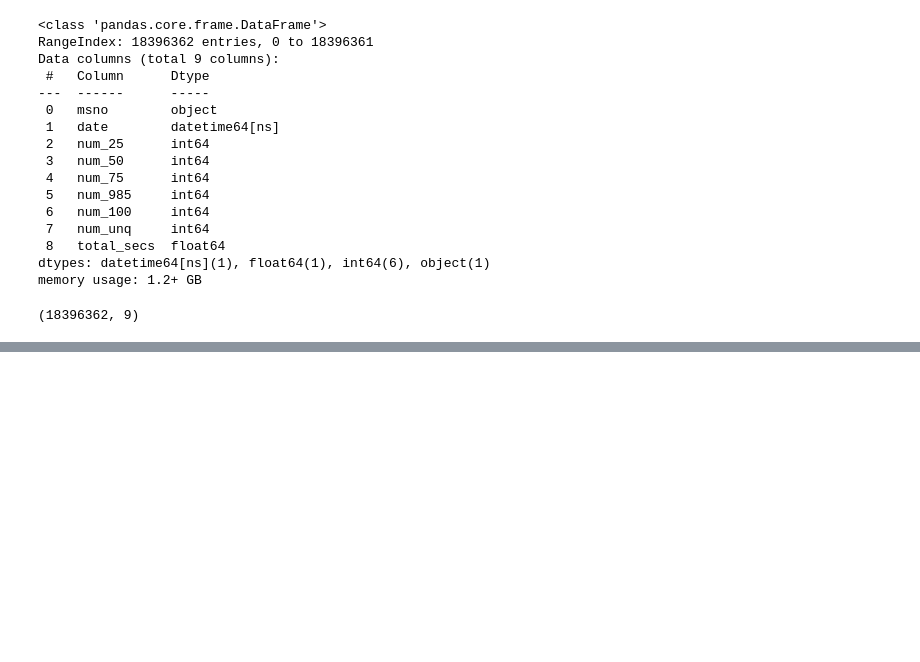
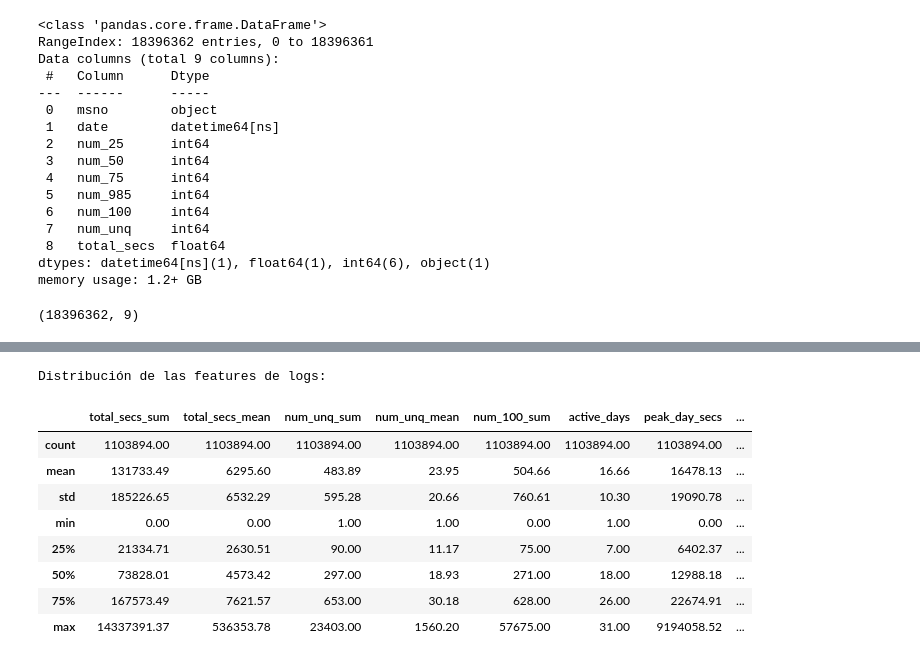
Before and after one commit to simon2432/kkbox-churn-prediction, a Jupyter notebook: notebooks/03_eda_user_logs.ipynb, the cells around one changed output, grey strips where cells are left out. Cells and saved outputs as stored; diff of their text form; code cells hidden in the pictures; blank space fills up the shorter version.

```diff
--- a/notebooks/03_eda_user_logs.ipynb
+++ b/notebooks/03_eda_user_logs.ipynb
@@ -56,0 +183,14 @@ logs.describe(include='all')
+# %%
+print("Distribución de las features de logs:")
+log_features.drop(columns=['msno', 'last_log_date', 'num_100_mean', 'total_songs_mean', 'activity_std']).describe().round(2)
+# %% [output]
+Distribución de las features de logs:
+|  | total_secs_sum | total_secs_mean | num_unq_sum | num_unq_mean | num_100_sum | active_days | peak_day_secs | ... |
+| count | 1103894.00 | 1103894.00 | 1103894.00 | 1103894.00 | 1103894.00 | 1103894.00 | 1103894.00 | ... |
+| mean | 131733.49 | 6295.60 | 483.89 | 23.95 | 504.66 | 16.66 | 16478.13 | ... |
+| std | 185226.65 | 6532.29 | 595.28 | 20.66 | 760.61 | 10.30 | 19090.78 | ... |
+| min | 0.00 | 0.00 | 1.00 | 1.00 | 0.00 | 1.00 | 0.00 | ... |
+| 25% | 21334.71 | 2630.51 | 90.00 | 11.17 | 75.00 | 7.00 | 6402.37 | ... |
+| 50% | 73828.01 | 4573.42 | 297.00 | 18.93 | 271.00 | 18.00 | 12988.18 | ... |
+| 75% | 167573.49 | 7621.57 | 653.00 | 30.18 | 628.00 | 26.00 | 22674.91 | ... |
+| max | 14337391.37 | 536353.78 | 23403.00 | 1560.20 | 57675.00 | 31.00 | 9194058.52 | ... |
```
Also changed, not shown: parts of 14 cells of this notebook, 9 other files.
